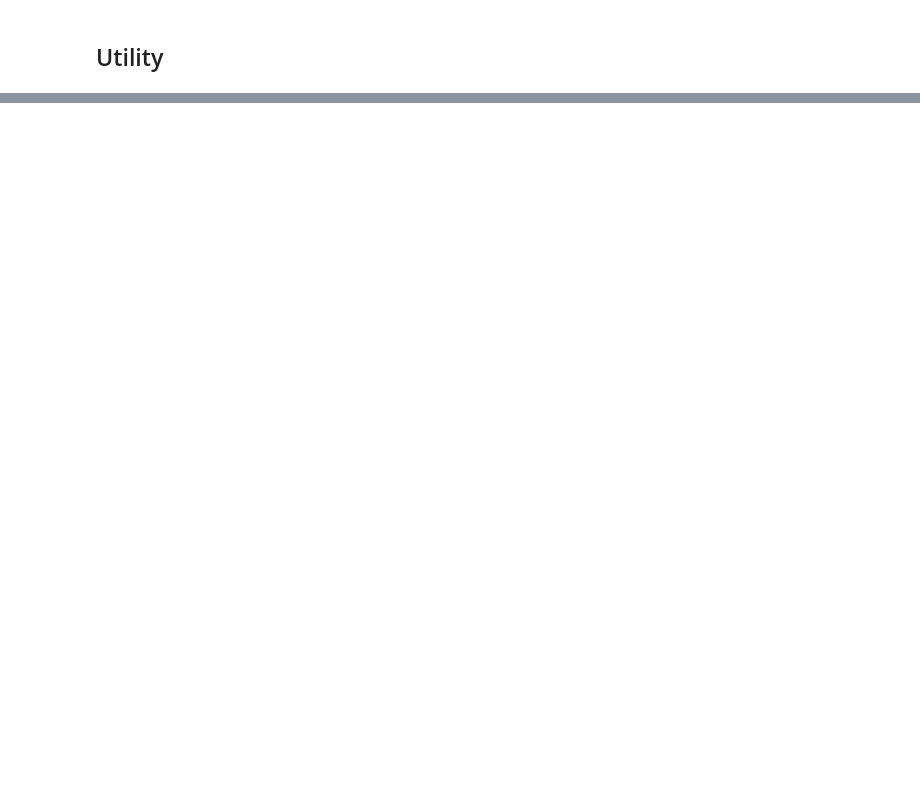
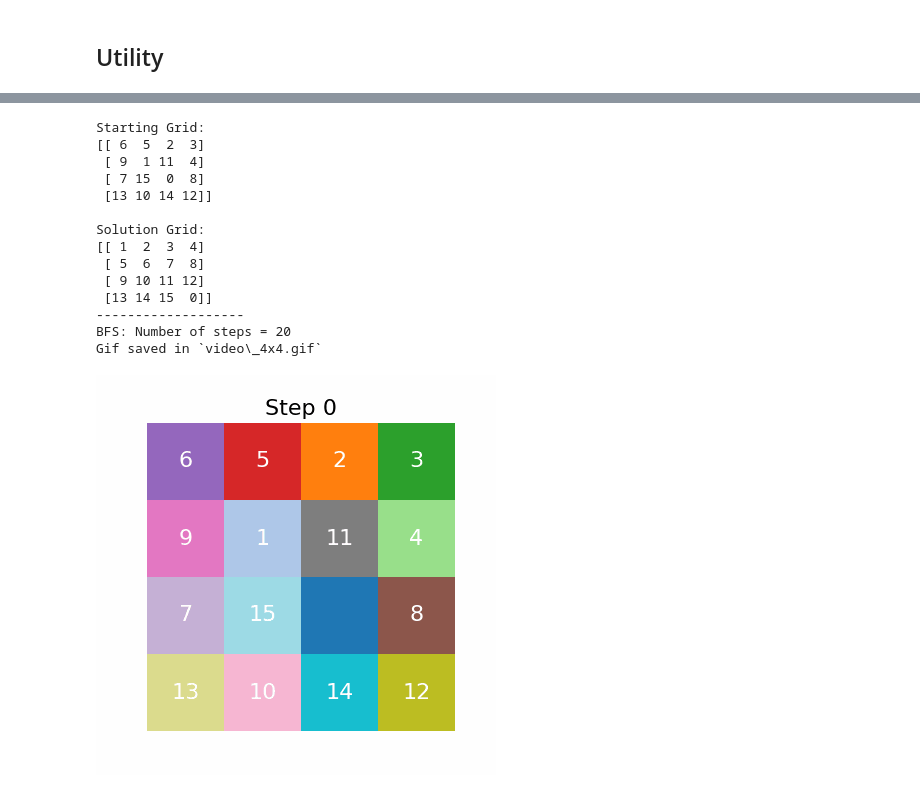
Before and after one commit to CodeClimberNT/CI2024_lab3, a Jupyter notebook: n-puzzle.ipynb, the cells around one changed output, grey strips where cells are left out. Saved outputs shown, nothing was run; the diff lists cells and outputs as text; code cells hidden in the pictures; blank space fills up the shorter version.

```diff
--- a/n-puzzle.ipynb
+++ b/n-puzzle.ipynb
@@ -228,0 +108,19 @@ Total frames generated: 3
+# %%
+def scramble_state(goal_state: NDArray[np.int32], moves: int = 10) -> NDArray[np.int32]:
+    """
+    Creates a solvable initial state by applying a number of random moves to the goal state.
+    """
+    state: NDArray[np.int32] = goal_state.copy()
+    previous_state: NDArray[np.int32] | None = None
+
+    for _ in range(moves):
+        # Get all possible moves
+        neighbors: list[NDArray[np.int32]] = get_neighbors(state)
+        # Avoid undoing the previous move
+        if previous_state is not None:
+            neighbors = [neighbor for neighbor in neighbors if not np.array_equal(neighbor, previous_state)]
+        # Randomly choose one of the next moves
+        next_state: NDArray[np.int32] = random.choice(neighbors)
+        previous_state = state
+        state: NDArray[np.int32] = next_state
+    return state
@@ -228,0 +248,37 @@ Total frames generated: 3
+# %%
+dim = 4
+moves = 20
+
+# Generate a NxN solution grid in order from 0 to 15
+goal_state: NDArray[np.int32] = generate_goal_state(dim)
+
+# Generate a NxN grid of random numbers from 0 to 15
+initial_state: NDArray[np.int32] = scramble_state(goal_state, moves)
+
+print("Starting Grid:")
+print(initial_state)
+print()
+print("Solution Grid:")
+print(goal_state)
+print("-------------------")
+
+# Solve using Breadth First Search
+bfs_path = BFS(initial_state, goal_state).solve()
+if bfs_path:
+    save_solution_gif(bfs_path)
+# %% [output]
+Starting Grid:
+[[ 6  5  2  3]
+ [ 9  1 11  4]
+ [ 7 15  0  8]
+ [13 10 14 12]]
+
+Solution Grid:
+[[ 1  2  3  4]
+ [ 5  6  7  8]
+ [ 9 10 11 12]
+ [13 14 15  0]]
+-------------------
+BFS: Number of steps = 20
+Gif saved in `video\_4x4.gif`
+[figure, added]
```
Also changed, not shown: parts of 26 cells of this notebook, 10 other files.
